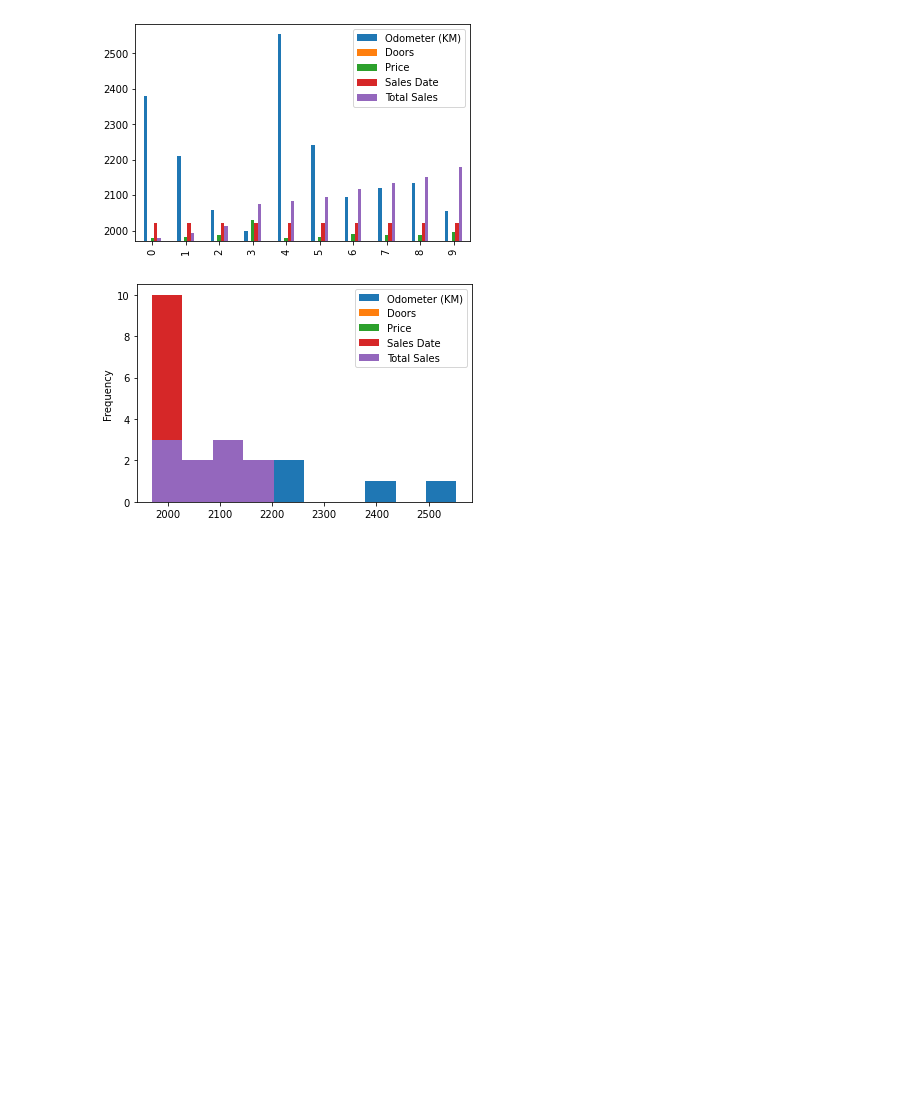
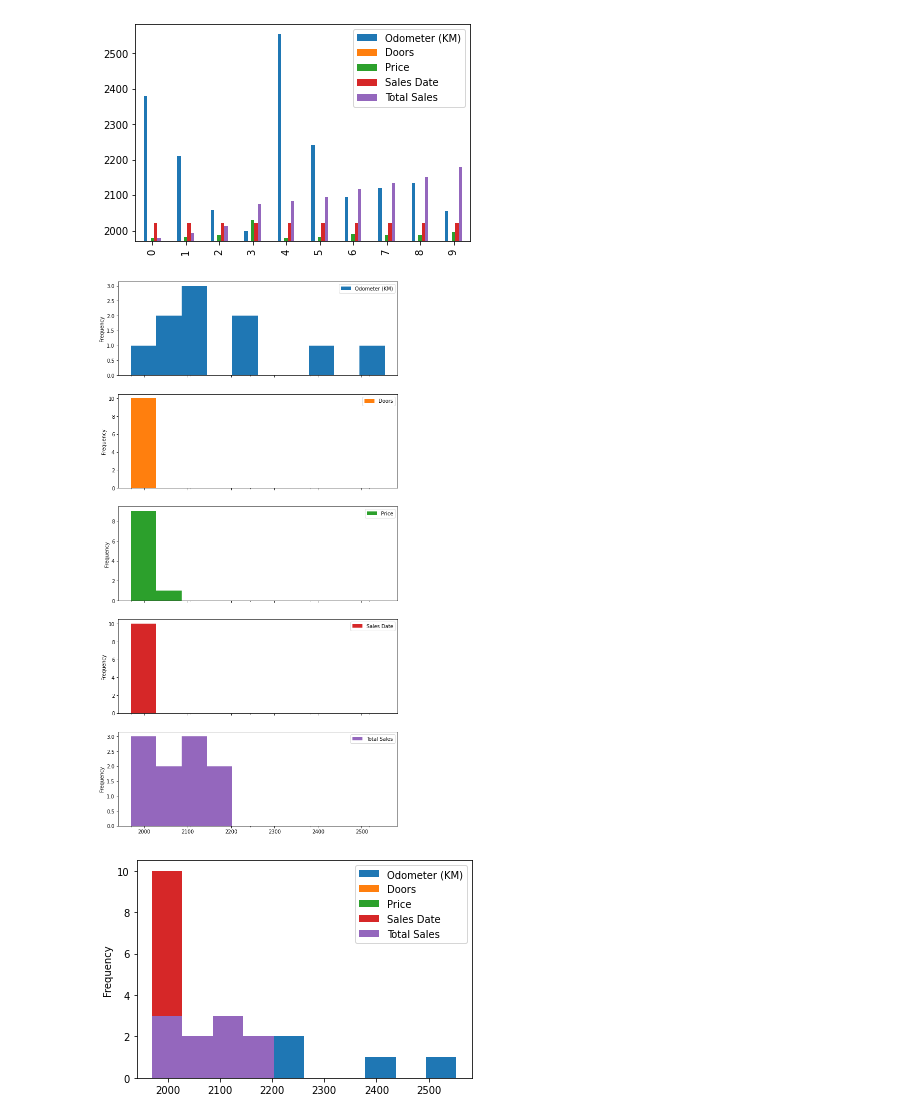
Before and after one commit to Ammar-Raneez/ML_Learning_ZTM, a Jupyter notebook: matplotlib-analysis.ipynb, the cells around one changed output. Drawn from its saved outputs; the diff is of its cells as text; code cells hidden in the pictures; blank space fills up the shorter version.

Commit message:
OO complex plots

```diff
--- a/matplotlib-analysis.ipynb
+++ b/matplotlib-analysis.ipynb
@@ -233,6 +233,10 @@ car_sales.plot.bar();
 # %% [output]
 <AxesSubplot:>
 [figure]
+# %%
+car_sales.plot.hist(figsize=(10, 20), subplots=True);
+# %% [output]
+[figure, added]
 # %%
 car_sales.plot.hist();
 # %% [output]
```
Also changed, not shown: parts of 10 cells of this notebook.
